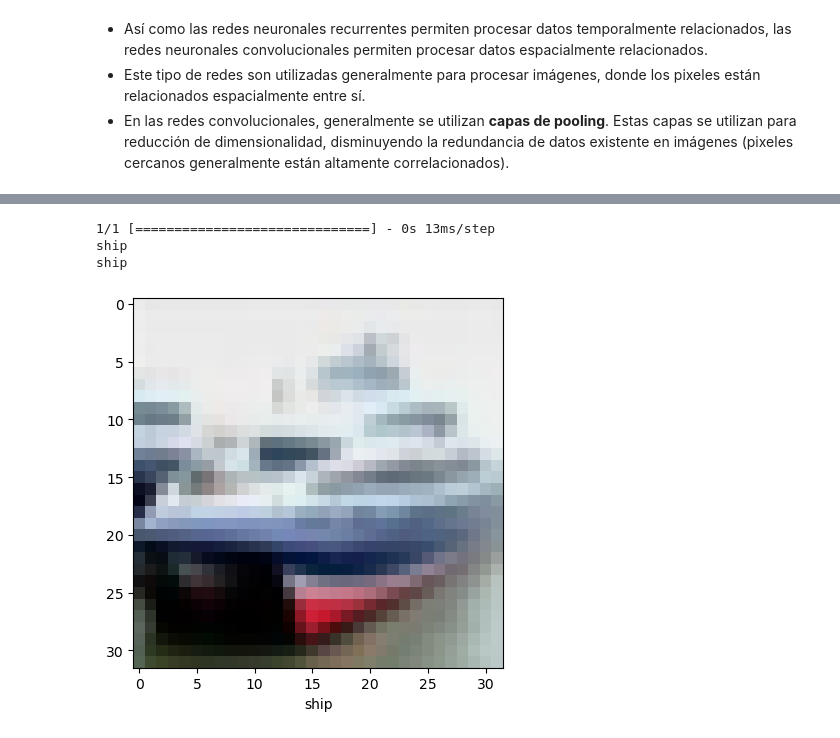
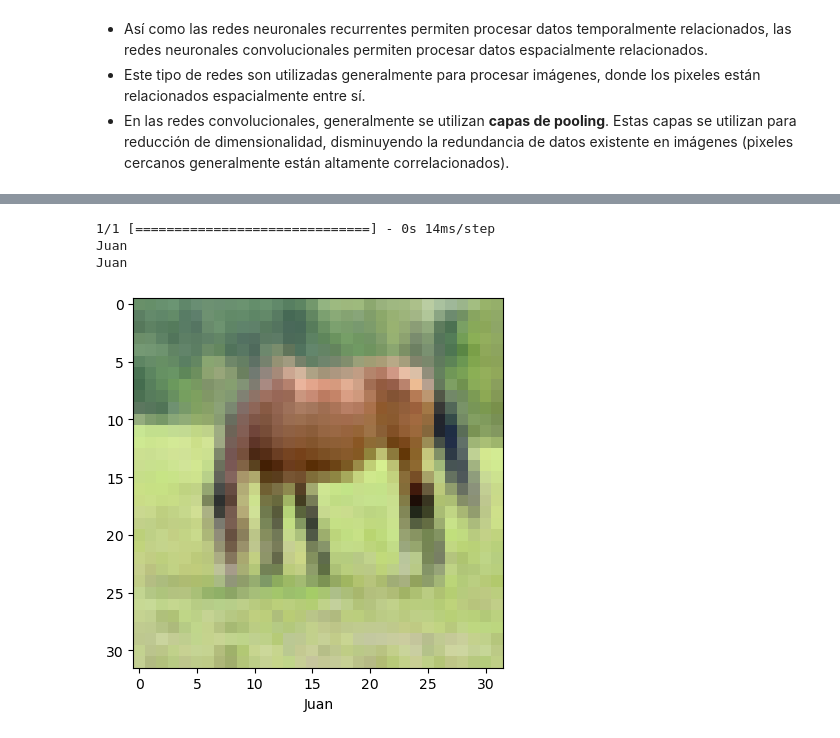
Before and after one commit to TEL-USM/IPD434, a Jupyter notebook: Clases/04_RedesNeuronales/04_RedesNeuronales.ipynb, the cells around one changed output, grey strips where cells are left out. Cells and saved outputs as stored; diff of their text form; code cells hidden in the pictures.

```diff
--- a/Clases/04_RedesNeuronales/04_RedesNeuronales.ipynb
+++ b/Clases/04_RedesNeuronales/04_RedesNeuronales.ipynb
@@ -1127,7 +1127,7 @@ import matplotlib.pyplot as plt
 train_images, test_images = train_images / 255.0, test_images / 255.0
 
 class_names = ['airplane', 'automobile', 'bird', 'cat', 'deer',
-               'dog', 'frog', 'horse', 'ship', 'truck']
+               'dog', 'frog', 'Juan', 'ship', 'truck']
 
 plt.figure(figsize=(10,10))
 for i in range(25):
@@ -1225,19 +1221,20 @@ test_loss, test_acc = model.evaluate(test_images,  test_labels, verbose=2)
 # %%
-lala = model.predict(test_images[1].reshape(-1,32,32,3))
+index = 60
+lala = model.predict(test_images[index].reshape(-1,32,32,3))
 import numpy as np
-print(class_names[test_labels[1][0]])
+print(class_names[test_labels[index][0]])
 print(class_names[np.argmax(lala)])
 # %% [output]
-1/1 [==============================] - 0s 13ms/step
-ship
-ship
+1/1 [==============================] - 0s 14ms/step
+Juan
+Juan
 # %%
 plt.grid(False)
-plt.imshow(test_images[1])
-plt.xlabel(class_names[test_labels[1][0]])
+plt.imshow(test_images[index])
+plt.xlabel(class_names[test_labels[index][0]])
 plt.show()
 # %% [output]
-[figure, old version]
+[figure, new version]
 # %%
 from IPython.core.display import HTML
 HTML("""
```
Also changed, not shown: parts of 5 cells of this notebook, 21 other files.
